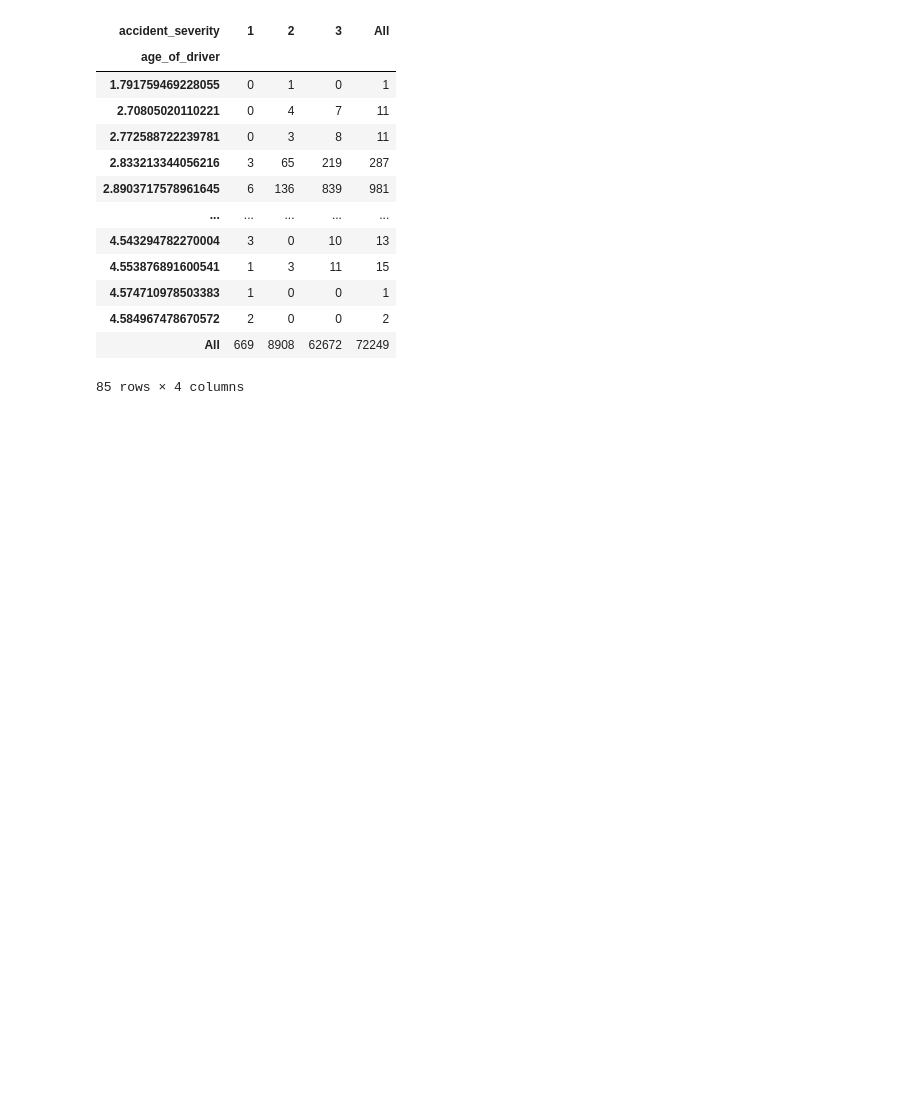
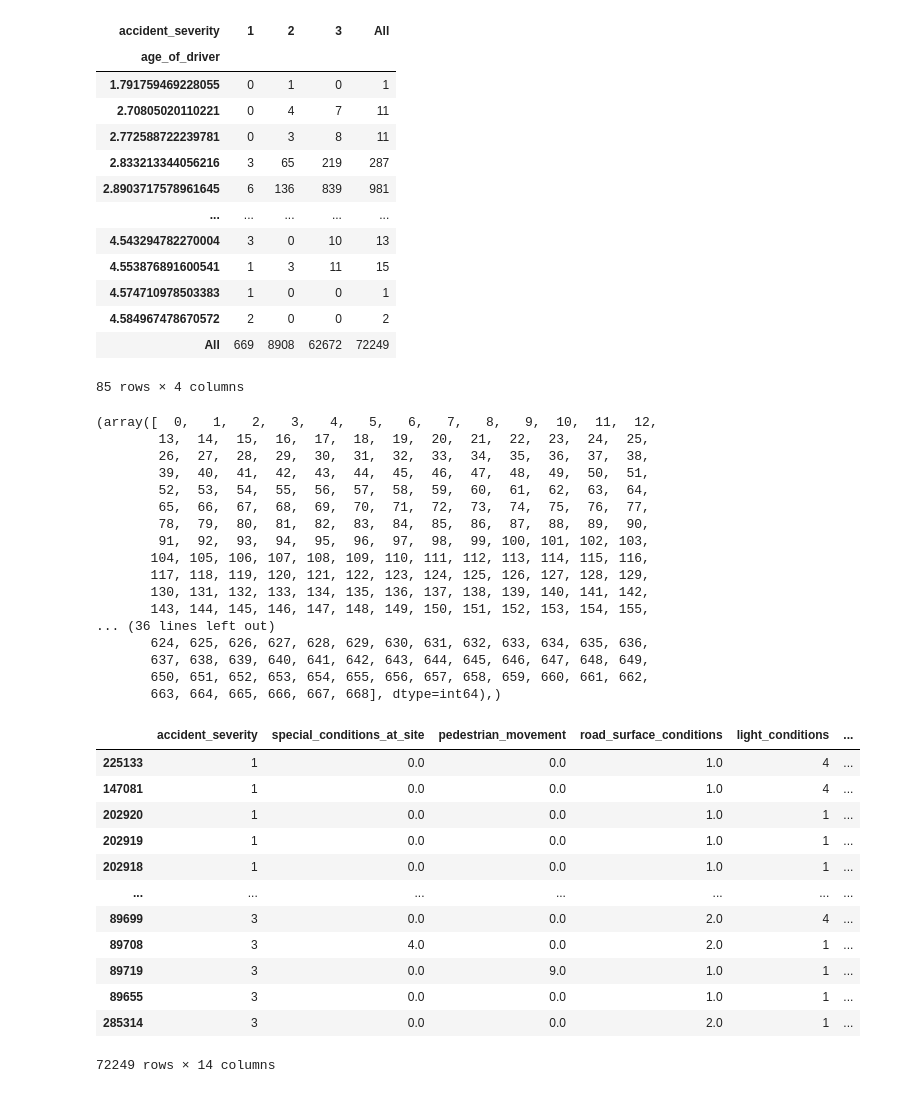
Before and after one commit to oohyun15/Prediction-of-Traffic-Accident-Risk, a Jupyter notebook: src/Preprocessing2.ipynb, the cells around one changed output. Cells and saved outputs as stored; diff of their text form; code cells hidden in the pictures; blank space fills up the shorter version.

```diff
--- a/src/Preprocessing2.ipynb
+++ b/src/Preprocessing2.ipynb
@@ -358,5 +358,39 @@ pd.crosstab(df2['age_of_driver'], df2['accident_severity'], margins=True)
 | All | 669 | 8908 | 62672 | 72249 |
 85 rows × 4 columns
 # %%
-df1= df1[:15000] #keep 1500 to decrease running times
-df2= df2[:15000] #keep 15000
+#df1= df1[:15000] #keep 1500 to decrease running times
+#df2= df2[:15000] #keep 15000
+df2 = df2.sort_values(by=['accident_severity'], axis=0)
+print(np.where(df2['accident_severity'] == 1))
+df2
+# %% [output]
+(array([  0,   1,   2,   3,   4,   5,   6,   7,   8,   9,  10,  11,  12,
+        13,  14,  15,  16,  17,  18,  19,  20,  21,  22,  23,  24,  25,
+        26,  27,  28,  29,  30,  31,  32,  33,  34,  35,  36,  37,  38,
+        39,  40,  41,  42,  43,  44,  45,  46,  47,  48,  49,  50,  51,
+        52,  53,  54,  55,  56,  57,  58,  59,  60,  61,  62,  63,  64,
+        65,  66,  67,  68,  69,  70,  71,  72,  73,  74,  75,  76,  77,
+        78,  79,  80,  81,  82,  83,  84,  85,  86,  87,  88,  89,  90,
+        91,  92,  93,  94,  95,  96,  97,  98,  99, 100, 101, 102, 103,
+       104, 105, 106, 107, 108, 109, 110, 111, 112, 113, 114, 115, 116,
+       117, 118, 119, 120, 121, 122, 123, 124, 125, 126, 127, 128, 129,
+       130, 131, 132, 133, 134, 135, 136, 137, 138, 139, 140, 141, 142,
+       143, 144, 145, 146, 147, 148, 149, 150, 151, 152, 153, 154, 155,
+... (36 lines left out)
+       624, 625, 626, 627, 628, 629, 630, 631, 632, 633, 634, 635, 636,
+       637, 638, 639, 640, 641, 642, 643, 644, 645, 646, 647, 648, 649,
+       650, 651, 652, 653, 654, 655, 656, 657, 658, 659, 660, 661, 662,
+       663, 664, 665, 666, 667, 668], dtype=int64),)
+|  | accident_severity | special_conditions_at_site | pedestrian_movement | road_surface_conditions | light_conditions | ... |
+| 225133 | 1 | 0.0 | 0.0 | 1.0 | 4 | ... |
+| 147081 | 1 | 0.0 | 0.0 | 1.0 | 4 | ... |
+| 202920 | 1 | 0.0 | 0.0 | 1.0 | 1 | ... |
+| 202919 | 1 | 0.0 | 0.0 | 1.0 | 1 | ... |
+| 202918 | 1 | 0.0 | 0.0 | 1.0 | 1 | ... |
+| ... | ... | ... | ... | ... | ... | ... |
+| 89699 | 3 | 0.0 | 0.0 | 2.0 | 4 | ... |
+| 89708 | 3 | 4.0 | 0.0 | 2.0 | 1 | ... |
+| 89719 | 3 | 0.0 | 9.0 | 1.0 | 1 | ... |
+| 89655 | 3 | 0.0 | 0.0 | 1.0 | 1 | ... |
+| 285314 | 3 | 0.0 | 0.0 | 2.0 | 1 | ... |
+72249 rows × 14 columns
```
Also changed, not shown: parts of 12 cells of this notebook, 3 other files.
